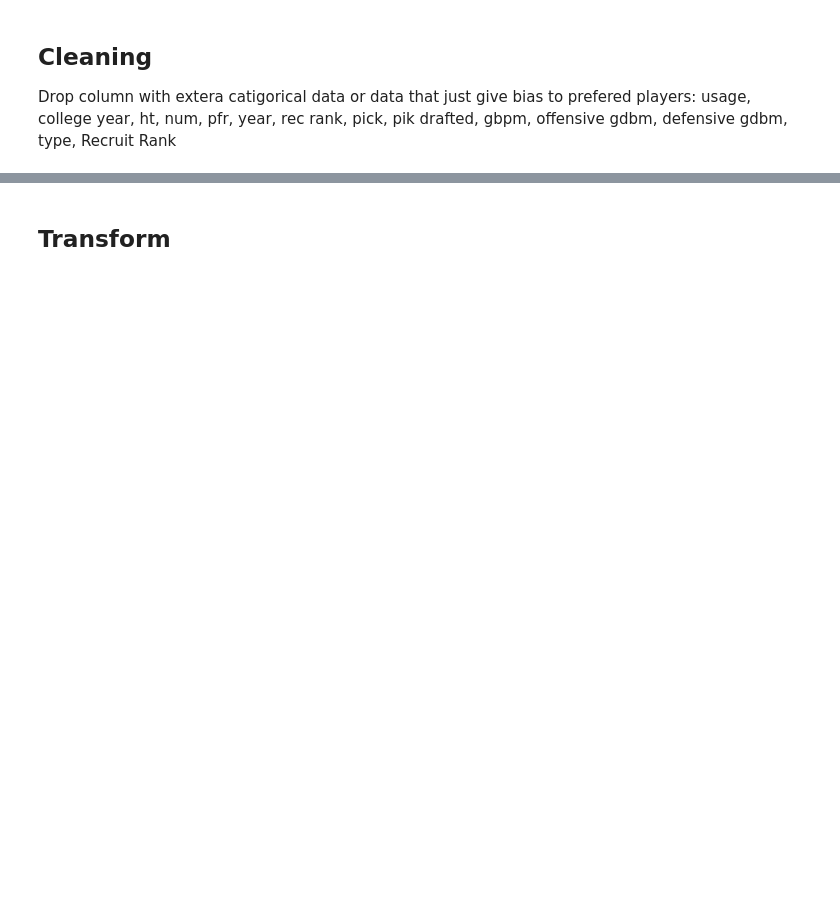
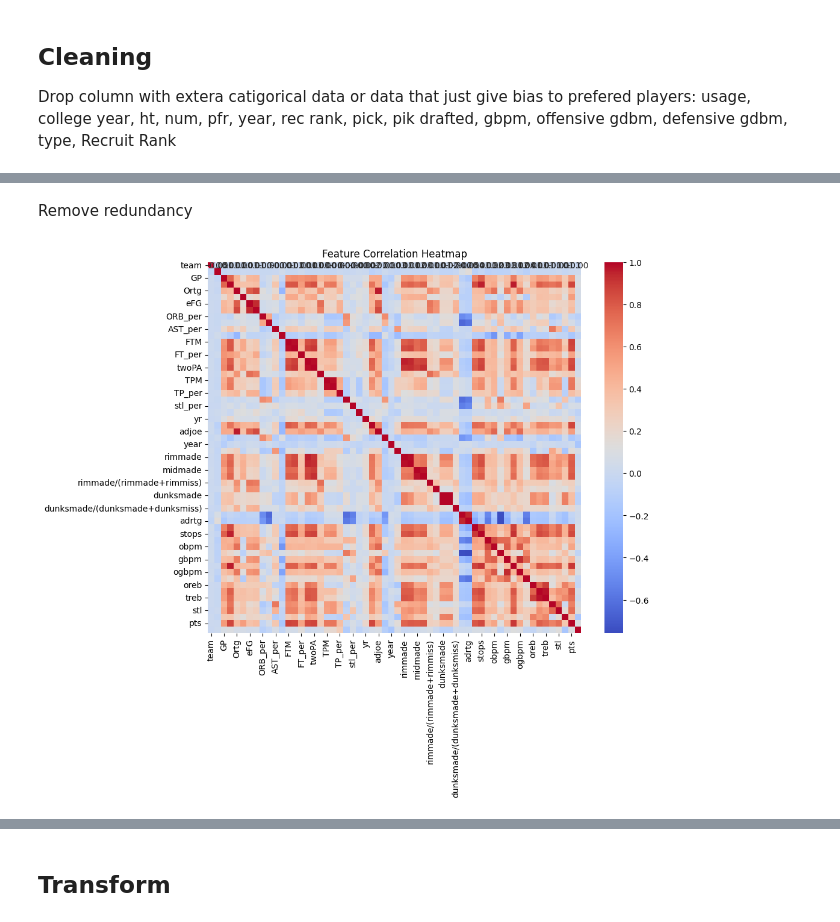
Before and after one commit to heatherMonteson/NCAA-Basketball-Player-Predictions-, a Jupyter notebook: NCAA_pediction_Model.ipynb, the cells around one changed output, grey strips where cells are left out. Cells and saved outputs as stored; diff of their text form; code cells hidden in the pictures; blank space fills up the shorter version.

Commit message:
combined code with knn, removing redundancy

```diff
--- a/NCAA_pediction_Model.ipynb
+++ b/NCAA_pediction_Model.ipynb
@@ -42 +37,4 @@ memory usage: 25.2+ MB
+# %%
+df = df.drop('pick', axis=1)
+df = df.drop('Rec Rank', axis=1)
 # %% [markdown]
@@ -73,0 +42,18 @@ check and fill any remaining nulls in the columns
+# %%
+team_label_encoder = LabelEncoder()
+df['team'] = team_label_encoder.fit_transform(df['team'])
+
+conf_label_encoder = LabelEncoder()
+df['conf'] = conf_label_encoder.fit_transform(df['conf'])
+
+yr_label_encoder = LabelEncoder()
+df['yr'] = yr_label_encoder.fit_transform(df['yr'])
+
+role_position_label_encoder = LabelEncoder()
+df['role_position'] = role_position_label_encoder.fit_transform(df['role_position'])
+# %%
+imputer = KNNImputer(n_neighbors=2)
+imputed_data = imputer.fit_transform(df.fillna(np.nan))
+# %%
+# Convert the imputed data back to a pandas DataFrame
+imputed_df = pd.DataFrame(imputed_data, columns=df.columns)
@@ -73,0 +62,13 @@ check and fill any remaining nulls in the columns
+# %% [markdown]
+Remove redundancy
+# %%
+# Calculate the correlation matrix
+correlation_matrix = imputed_df.corr()
+
+# # Create a heatmap of the correlation matrix
+plt.figure(figsize=(10, 8))
+sns.heatmap(correlation_matrix, annot=True, cmap='coolwarm', fmt=".2f")
+plt.title('Feature Correlation Heatmap')
+plt.show()
+# %% [output]
+[figure, added]
```
Also changed, not shown: parts of 23 cells of this notebook.
